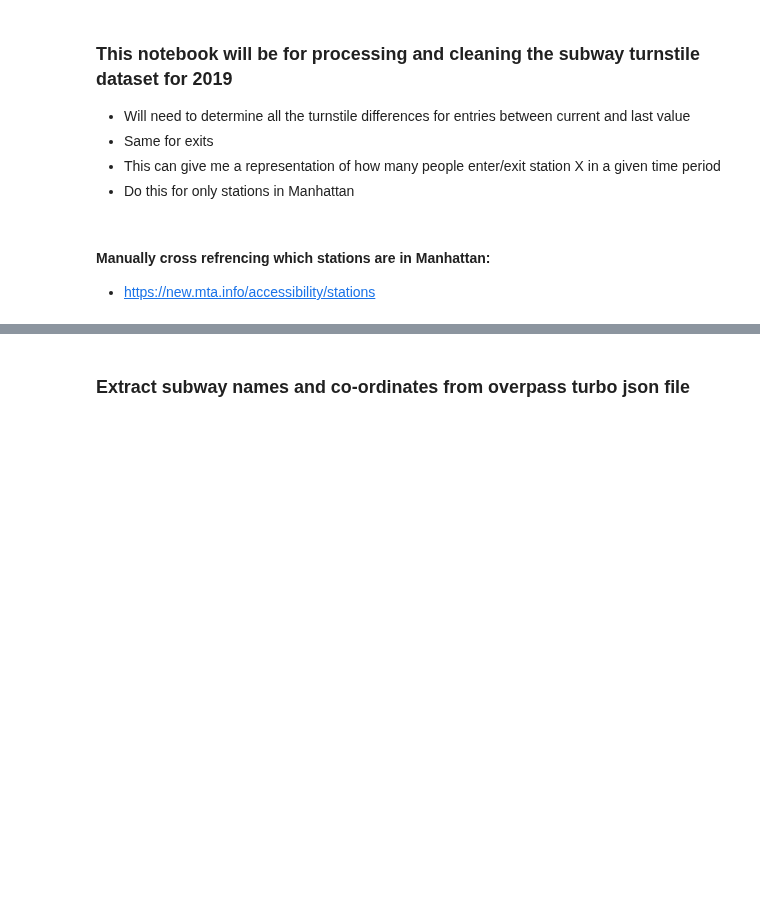
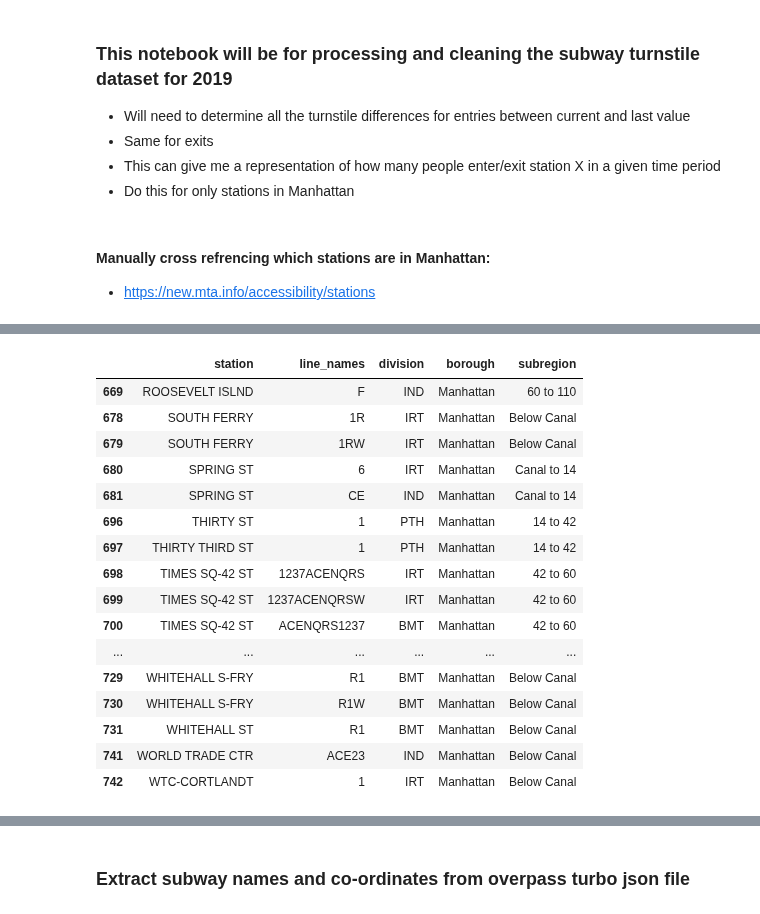
Before and after one commit to Fei117117/NYSeeNow, a Jupyter notebook: NYSeeNow-ML/SubwayData/subway.ipynb, the cells around one changed output, grey strips where cells are left out. Cells and saved outputs as stored; diff of their text form; code cells hidden in the pictures; blank space fills up the shorter version.

```diff
--- a/NYSeeNow-ML/SubwayData/subway.ipynb
+++ b/NYSeeNow-ML/SubwayData/subway.ipynb
@@ -12,0 +66,20 @@ import pandas as pd
+# %%
+stations_link.tail(20)
+# %% [output]
+|  | station | line_names | division | borough | subregion |
+| 669 | ROOSEVELT ISLND | F | IND | Manhattan | 60 to 110 |
+| 678 | SOUTH FERRY | 1R | IRT | Manhattan | Below Canal |
+| 679 | SOUTH FERRY | 1RW | IRT | Manhattan | Below Canal |
+| 680 | SPRING ST | 6 | IRT | Manhattan | Canal to 14 |
+| 681 | SPRING ST | CE | IND | Manhattan | Canal to 14 |
+| 696 | THIRTY ST | 1 | PTH | Manhattan | 14 to 42 |
+| 697 | THIRTY THIRD ST | 1 | PTH | Manhattan | 14 to 42 |
+| 698 | TIMES SQ-42 ST | 1237ACENQRS | IRT | Manhattan | 42 to 60 |
+| 699 | TIMES SQ-42 ST | 1237ACENQRSW | IRT | Manhattan | 42 to 60 |
+| 700 | TIMES SQ-42 ST | ACENQRS1237 | BMT | Manhattan | 42 to 60 |
+| ... | ... | ... | ... | ... | ... |
+| 729 | WHITEHALL S-FRY | R1 | BMT | Manhattan | Below Canal |
+| 730 | WHITEHALL S-FRY | R1W | BMT | Manhattan | Below Canal |
+| 731 | WHITEHALL ST | R1 | BMT | Manhattan | Below Canal |
+| 741 | WORLD TRADE CTR | ACE23 | IND | Manhattan | Below Canal |
+| 742 | WTC-CORTLANDT | 1 | IRT | Manhattan | Below Canal |
```
Also changed, not shown: parts of 10 cells of this notebook, 2 other files.
